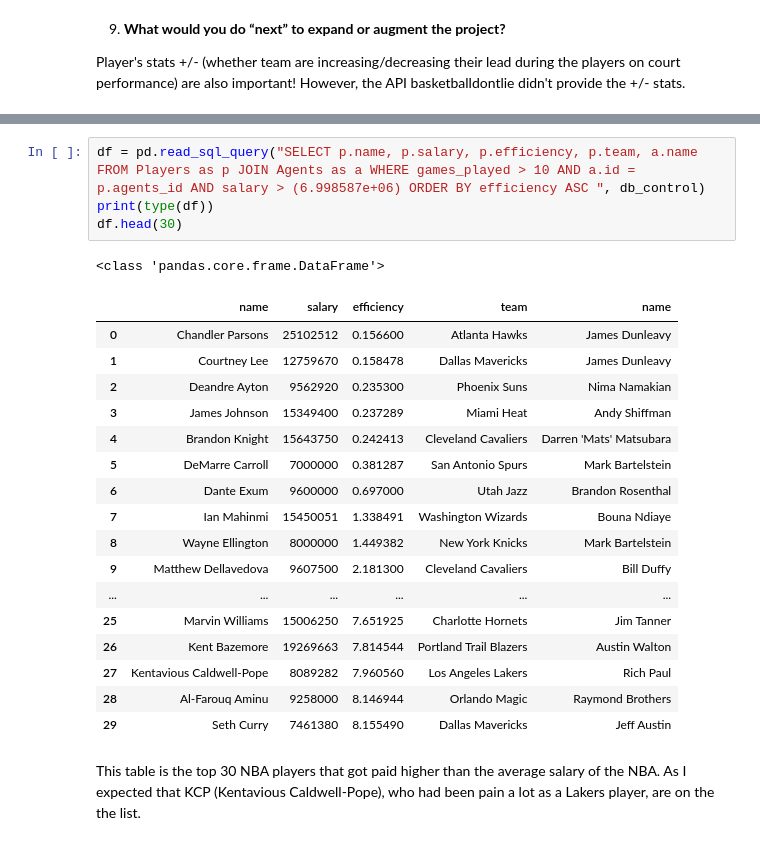
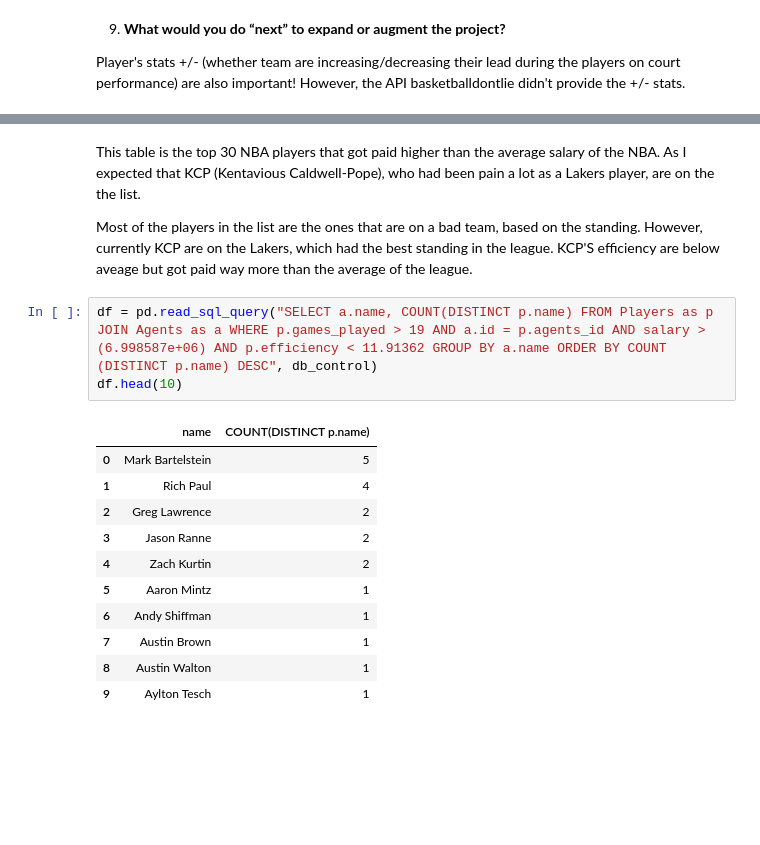
Before and after one commit to my9143434/NBA_salary_static, a Jupyter notebook: yiting_lin.ipynb, the cells around one changed output, grey strips where cells are left out. Cells and saved outputs as stored; diff of their text form; blank space fills up the shorter version.

```diff
--- a/yiting_lin.ipynb
+++ b/yiting_lin.ipynb
@@ -95,26 +152,20 @@ df.head(30)
+# %% [markdown]
+This table is the top 30 NBA players that got paid higher than the average salary of the NBA.
+As I expected that KCP (Kentavious Caldwell-Pope), who had been pain a lot as a Lakers player, are on the the list.
+
+Most of the players in the list are the ones that are on a bad team, based on the standing. However, currently KCP are on the Lakers, which had the best standing in the league. KCP'S efficiency are below aveage but got paid way more than the average of the league.
 # %%
-df = pd.read_sql_query("SELECT p.name, p.salary, p.efficiency, p.team, a.name FROM Players as p JOIN Agents as a WHERE games_played > 10 AND a.id = p.agents_id AND salary > (6.998587e+06) ORDER BY efficiency ASC ", db_control)
-print(type(df))
-df.head(30)
+df = pd.read_sql_query("SELECT a.name, COUNT(DISTINCT p.name) FROM Players as p JOIN Agents as a WHERE p.games_played > 19 AND a.id = p.agents_id AND salary > (6.998587e+06) AND p.efficiency < 11.91362 GROUP BY a.name ORDER BY COUNT (DISTINCT p.name) DESC", db_control)
+df.head(10)
 # %% [output]
-<class 'pandas.core.frame.DataFrame'>
-|  | name | salary | efficiency | team | name |
-| 0 | Chandler Parsons | 25102512 | 0.156600 | Atlanta Hawks | James Dunleavy |
-| 1 | Courtney Lee | 12759670 | 0.158478 | Dallas Mavericks | James Dunleavy |
-| 2 | Deandre Ayton | 9562920 | 0.235300 | Phoenix Suns | Nima Namakian |
-| 3 | James Johnson | 15349400 | 0.237289 | Miami Heat | Andy Shiffman |
-| 4 | Brandon Knight | 15643750 | 0.242413 | Cleveland Cavaliers | Darren 'Mats' Matsubara |
-| 5 | DeMarre Carroll | 7000000 | 0.381287 | San Antonio Spurs | Mark Bartelstein |
-| 6 | Dante Exum | 9600000 | 0.697000 | Utah Jazz | Brandon Rosenthal |
-| 7 | Ian Mahinmi | 15450051 | 1.338491 | Washington Wizards | Bouna Ndiaye |
-| 8 | Wayne Ellington | 8000000 | 1.449382 | New York Knicks | Mark Bartelstein |
-| 9 | Matthew Dellavedova | 9607500 | 2.181300 | Cleveland Cavaliers | Bill Duffy |
-| ... | ... | ... | ... | ... | ... |
-| 25 | Marvin Williams | 15006250 | 7.651925 | Charlotte Hornets | Jim Tanner |
-| 26 | Kent Bazemore | 19269663 | 7.814544 | Portland Trail Blazers | Austin Walton |
-| 27 | Kentavious Caldwell-Pope | 8089282 | 7.960560 | Los Angeles Lakers | Rich Paul |
-| 28 | Al-Farouq Aminu | 9258000 | 8.146944 | Orlando Magic | Raymond Brothers |
-| 29 | Seth Curry | 7461380 | 8.155490 | Dallas Mavericks | Jeff Austin |
+|  | name | COUNT(DISTINCT p.name) |
+| 0 | Mark Bartelstein | 5 |
+| 1 | Rich Paul | 4 |
+| 2 | Greg Lawrence | 2 |
+| 3 | Jason Ranne | 2 |
+| 4 | Zach Kurtin | 2 |
+| 5 | Aaron Mintz | 1 |
+| 6 | Andy Shiffman | 1 |
+| 7 | Austin Brown | 1 |
+| 8 | Austin Walton | 1 |
+| 9 | Aylton Tesch | 1 |
-# %% [markdown]
-This table is the top 30 NBA players that got paid higher than the average salary of the NBA.
-As I expected that KCP (Kentavious Caldwell-Pope), who had been pain a lot as a Lakers player, are on the the list.
```
Also changed, not shown: parts of 31 cells of this notebook, 2 other files.
